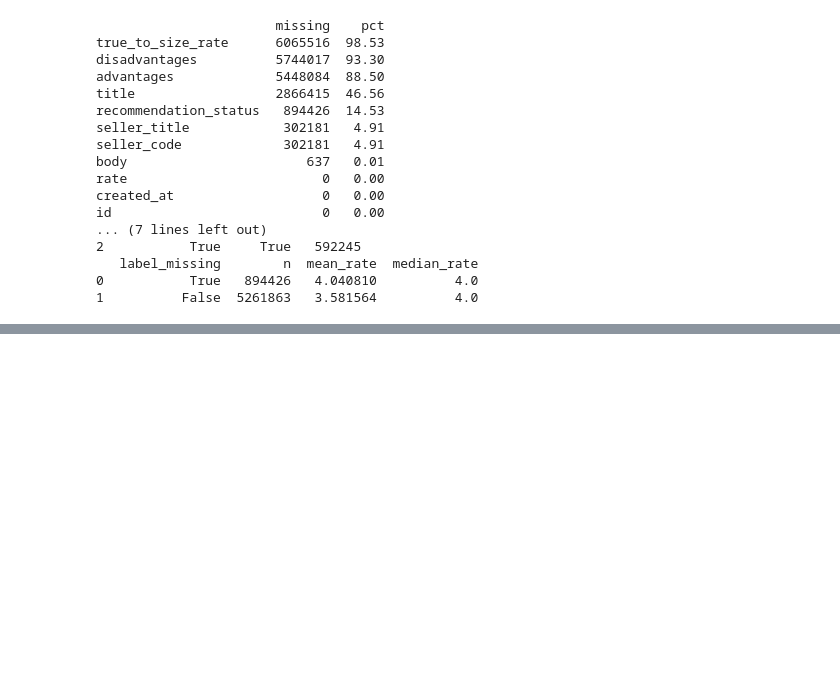
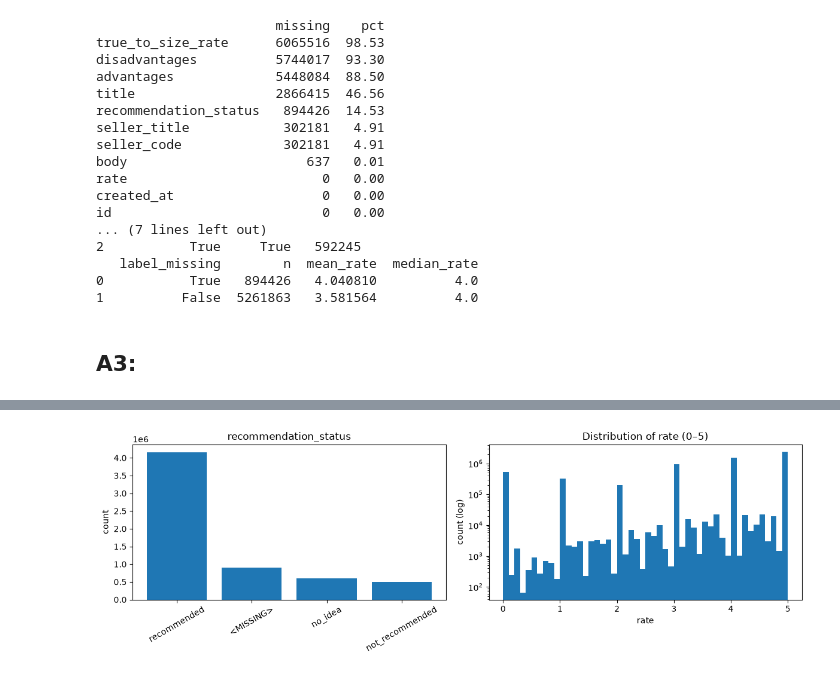
Before and after one commit to NazaninNosrati/Intelligent-Analysis-of-Digikala-Reviews, a Jupyter notebook: notebooks/01_descriptive_analysis.ipynb, the cells around one changed output, grey strips where cells are left out. Drawn from its saved outputs; the diff is of its cells as text; code cells hidden in the pictures; blank space fills up the shorter version.

Commit message:
(A3): add target distribution analysis

```diff
--- a/notebooks/01_descriptive_analysis.ipynb
+++ b/notebooks/01_descriptive_analysis.ipynb
@@ -198,3 +198,66 @@ id                           0   0.00
    label_missing        n  mean_rate  median_rate
 0           True   894426   4.040810          4.0
 1          False  5261863   3.581564          4.0
+# %% [markdown]
+## A3:
+# %%
+lab = con.execute(f"""
+SELECT coalesce(nullif(trim(lower(recommendation_status)),''), '<MISSING>') AS label,
+       count(*) AS n
+FROM {P}
+WHERE lower(recommendation_status) NOT IN ('nan','null','none')
+   OR recommendation_status IS NULL
+GROUP BY 1 ORDER BY n DESC""").df()
+
+lab = con.execute(f"""
+SELECT
+  CASE
+    WHEN recommendation_status IS NULL
+      OR trim(lower(recommendation_status)) IN ('', 'nan', 'null', 'none') THEN '<MISSING>'
+    ELSE recommendation_status
+  END AS label,
+  count(*) AS n
+FROM {P}
+GROUP BY 1 ORDER BY n DESC""").df()
+print(lab)
+
+rt = con.execute(f"""
+SELECT TRY_CAST(rate AS DOUBLE) AS rate, count(*) AS n
+FROM {P}
+WHERE TRY_CAST(rate AS DOUBLE) BETWEEN 0 AND 5
+GROUP BY 1 ORDER BY 1""").df()
+
+ct = con.execute(f"""
+SELECT
+  CASE
+    WHEN recommendation_status IS NULL
+      OR trim(lower(recommendation_status)) IN ('', 'nan', 'null', 'none') THEN '<MISSING>'
+    ELSE recommendation_status
+  END AS label,
+  TRY_CAST(rate AS DOUBLE) AS rate,
+  count(*) AS n
+FROM {P}
+WHERE TRY_CAST(rate AS DOUBLE) BETWEEN 0 AND 5
+GROUP BY 1,2""").df()
+pivot = ct.pivot(index="rate", columns="label", values="n").fillna(0)
+print((pivot.div(pivot.sum(axis=1), axis=0) * 100).round(1))
+
+
+fig, ax = plt.subplots(1, 2, figsize=(12, 4))
+
+# label distribution
+ax[0].bar(lab["label"], lab["n"])
+ax[0].set_title("recommendation_status")
+ax[0].tick_params(axis="x", rotation=30)
+ax[0].set_ylabel("count")
+
+# rate histogram
+ax[1].hist(rt["rate"], bins=50, weights=rt["n"], log=True)
+ax[1].set_xlabel("rate")
+ax[1].set_ylabel("count (log)")
+ax[1].set_title("Distribution of rate (0–5)")
+
+plt.tight_layout()
+plt.savefig(REP/"fig2_labels_and_rate.png", dpi=150)
+plt.show()
+# %% [output]
@@ -200,0 +284 @@ id                           0   0.00
+[figure, added]
```
Also changed, not shown: parts of 1 cell of this notebook, 2 other files.
